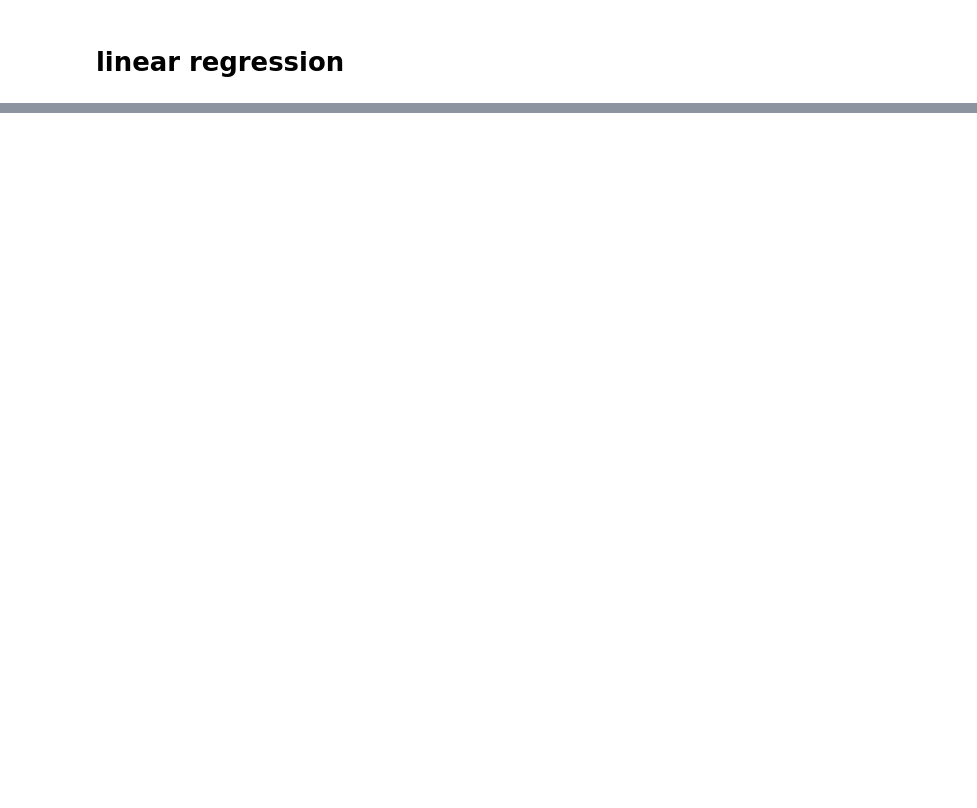
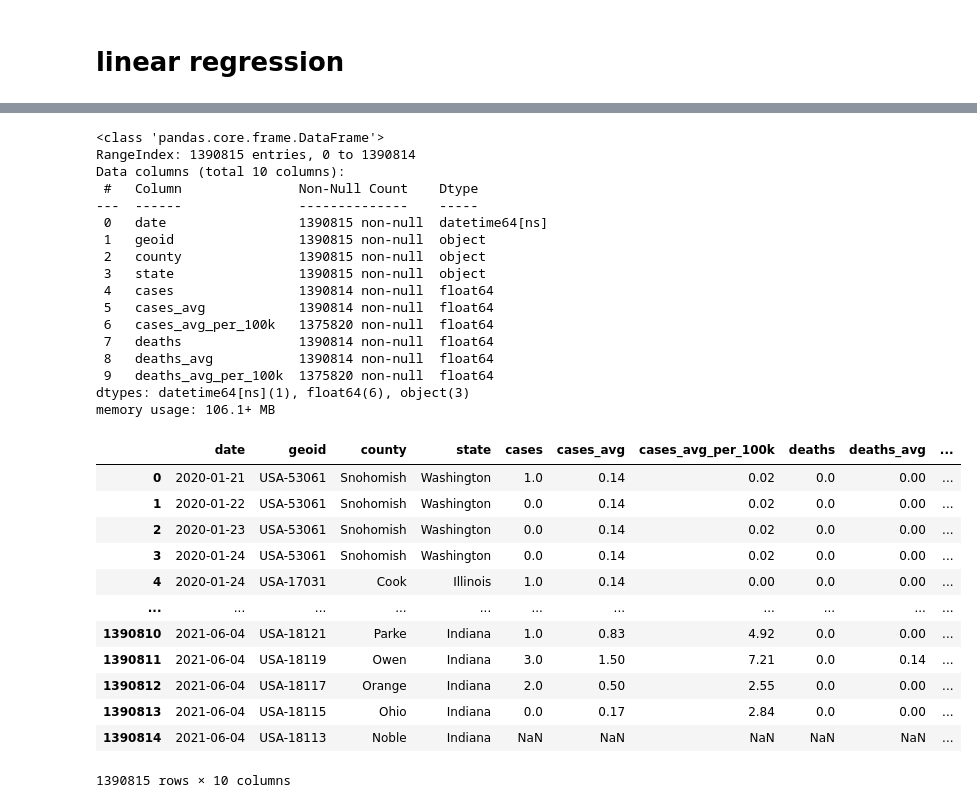
Before and after one commit to WondwosenTsige/linear-regression, a Jupyter notebook: regression.ipynb, the cells around one changed output, grey strips where cells are left out. Saved outputs shown, nothing was run; the diff lists cells and outputs as text; code cells hidden in the pictures; blank space fills up the shorter version.

```diff
--- a/regression.ipynb
+++ b/regression.ipynb
@@ -8,3 +12,2 @@ from sklearn.model_selection import train_test_split
 # %%
-df = pd.read_csv("Tech_sector_diversity_demographics_2016.csv")
-df.head()
+df = pd.read_csv("us-counties.csv")
@@ -21,0 +23,35 @@ y = df["percentage"].values
+# %%
+df["date"] = pd.to_datetime(df["date"])
+df.info()
+df
+# %% [output]
+<class 'pandas.core.frame.DataFrame'>
+RangeIndex: 1390815 entries, 0 to 1390814
+Data columns (total 10 columns):
+ #   Column               Non-Null Count    Dtype
+---  ------               --------------    -----
+ 0   date                 1390815 non-null  datetime64[ns]
+ 1   geoid                1390815 non-null  object
+ 2   county               1390815 non-null  object
+ 3   state                1390815 non-null  object
+ 4   cases                1390814 non-null  float64
+ 5   cases_avg            1390814 non-null  float64
+ 6   cases_avg_per_100k   1375820 non-null  float64
+ 7   deaths               1390814 non-null  float64
+ 8   deaths_avg           1390814 non-null  float64
+ 9   deaths_avg_per_100k  1375820 non-null  float64
+dtypes: datetime64[ns](1), float64(6), object(3)
+memory usage: 106.1+ MB
+|  | date | geoid | county | state | cases | cases_avg | cases_avg_per_100k | deaths | deaths_avg | ... |
+| 0 | 2020-01-21 | USA-53061 | Snohomish | Washington | 1.0 | 0.14 | 0.02 | 0.0 | 0.00 | ... |
+| 1 | 2020-01-22 | USA-53061 | Snohomish | Washington | 0.0 | 0.14 | 0.02 | 0.0 | 0.00 | ... |
+| 2 | 2020-01-23 | USA-53061 | Snohomish | Washington | 0.0 | 0.14 | 0.02 | 0.0 | 0.00 | ... |
+| 3 | 2020-01-24 | USA-53061 | Snohomish | Washington | 0.0 | 0.14 | 0.02 | 0.0 | 0.00 | ... |
+| 4 | 2020-01-24 | USA-17031 | Cook | Illinois | 1.0 | 0.14 | 0.00 | 0.0 | 0.00 | ... |
+| ... | ... | ... | ... | ... | ... | ... | ... | ... | ... | ... |
+| 1390810 | 2021-06-04 | USA-18121 | Parke | Indiana | 1.0 | 0.83 | 4.92 | 0.0 | 0.00 | ... |
+| 1390811 | 2021-06-04 | USA-18119 | Owen | Indiana | 3.0 | 1.50 | 7.21 | 0.0 | 0.14 | ... |
+| 1390812 | 2021-06-04 | USA-18117 | Orange | Indiana | 2.0 | 0.50 | 2.55 | 0.0 | 0.00 | ... |
+| 1390813 | 2021-06-04 | USA-18115 | Ohio | Indiana | 0.0 | 0.17 | 2.84 | 0.0 | 0.00 | ... |
+| 1390814 | 2021-06-04 | USA-18113 | Noble | Indiana | NaN | NaN | NaN | NaN | NaN | ... |
+1390815 rows × 10 columns
```
Also changed, not shown: parts of 21 cells of this notebook, 2 other files.
